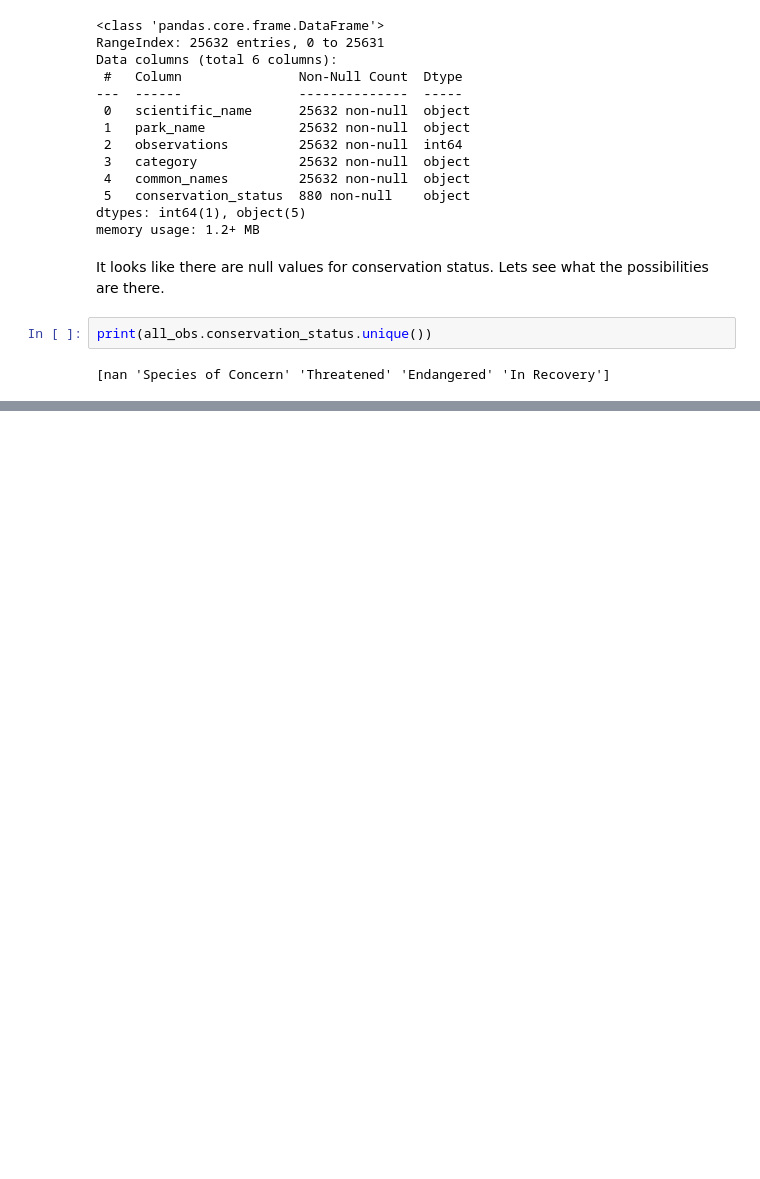
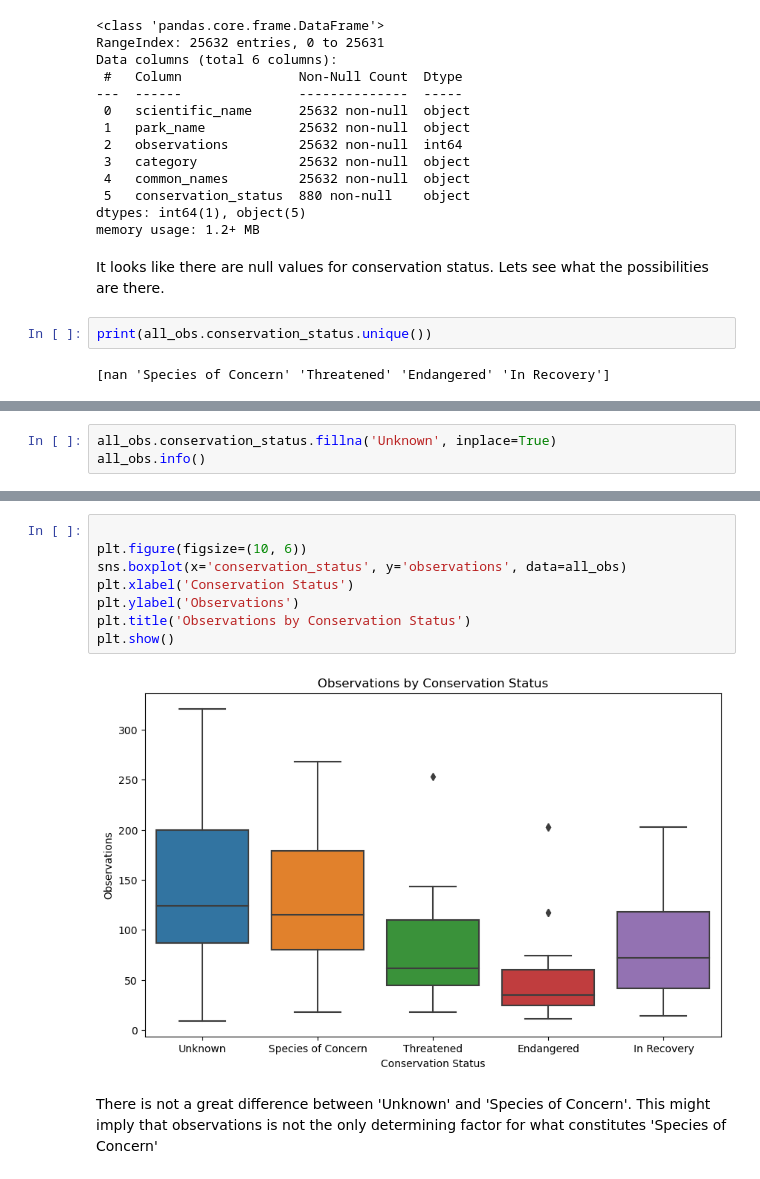
Before and after one commit to davisjustinw/national-parks-biodiversity, a Jupyter notebook: biodiversity.ipynb, the cells around one changed output, grey strips where cells are left out. Drawn from its saved outputs; the diff is of its cells as text; blank space fills up the shorter version.

Commit message:
add conservation status box plot

```diff
--- a/biodiversity.ipynb
+++ b/biodiversity.ipynb
@@ -112,0 +113,3 @@ It appears nan in this case means this species has a healthy population, maybe.
+# %%
+all_obs.conservation_status.fillna('Unknown', inplace=True)
+all_obs.info()
@@ -112,0 +130,12 @@ It appears nan in this case means this species has a healthy population, maybe.
+# %%
+
+plt.figure(figsize=(10, 6))
+sns.boxplot(x='conservation_status', y='observations', data=all_obs)
+plt.xlabel('Conservation Status')
+plt.ylabel('Observations')
+plt.title('Observations by Conservation Status')
+plt.show()
+# %% [output]
+[figure, added]
+# %% [markdown]
+There is not a great difference between 'Unknown' and 'Species of Concern'.  This might imply that observations is not the only determining factor for what constitutes 'Species of Concern'
```
Also changed, not shown: parts of 2 cells of this notebook.
